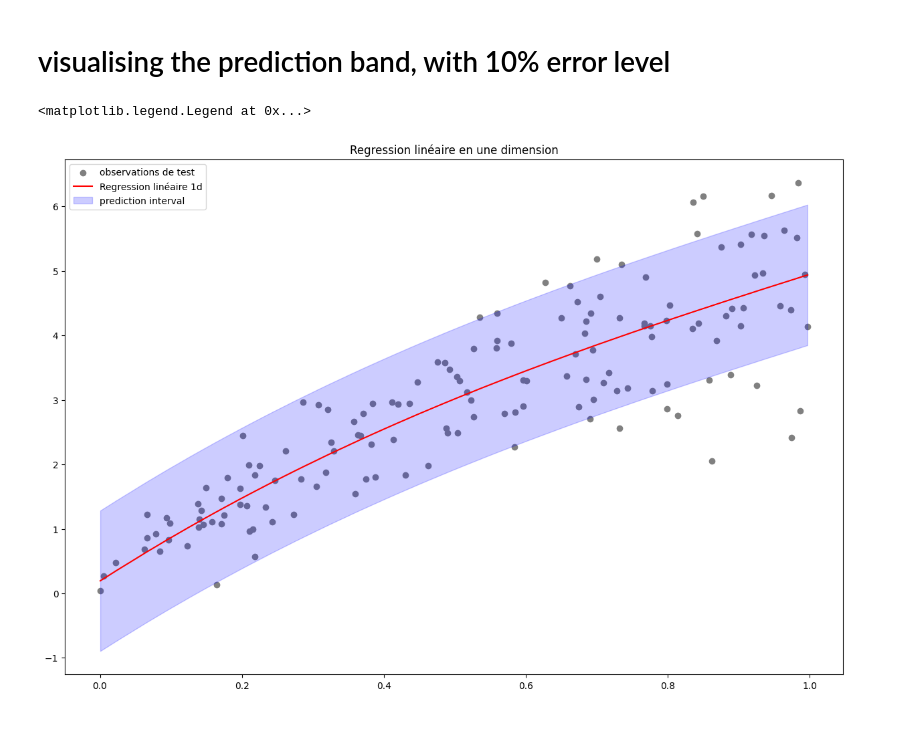
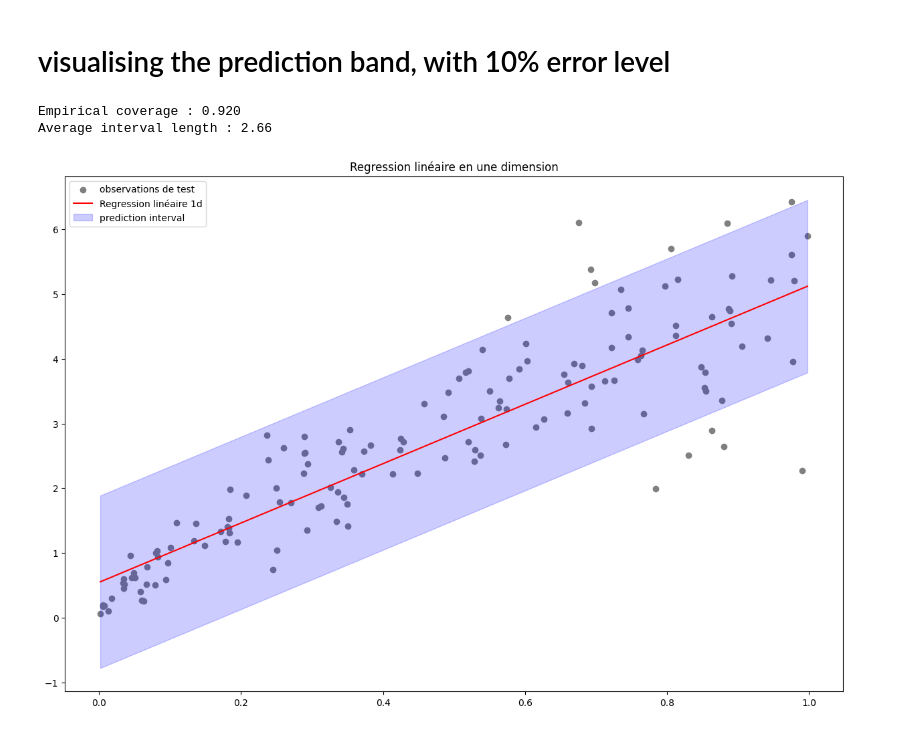
Before and after one commit to HAZAR00/PredictionConforme, a Jupyter notebook: regression.ipynb, the cells around one changed output. Drawn from its saved outputs; the diff is of its cells as text; code cells hidden in the pictures.

Commit message:
added conformal prediction for mnist classification problem, metrics and visuals for both problems, Hamouda and Megdiche

```diff
--- a/regression.ipynb
+++ b/regression.ipynb
@@ -38,7 +38,7 @@ This cell prepares the data for polynomial regression by generating polynomial f
 # %%
 
 #Transforming data
-poly=PolynomialFeatures(degree=3)
+poly=PolynomialFeatures(degree=1)
 coeff_train=poly.fit_transform(X_train.reshape(-1,1))
 coeff_test=poly.fit_transform(X_test.reshape(-1,1))
 
@@ -87,8 +87,9 @@ coeff_calib=poly.fit_transform(X_cal.reshape(-1,1))
 Y_pred_cal=lin_reg_model.predict(coeff_calib)
 
 S = np.abs(Y_cal-Y_pred_cal)
+n= len(X_cal)
 
-quantile = np.quantile(S,1-alpha, method ='higher')
+quantile = np.quantile(S,np.ceil((n+1)*(1-alpha))/n, method ='higher')
 
 
 C_hat_lower_band= Y_pred - quantile
@@ -98,21 +99,30 @@ C_hat_upper_band= Y_pred + quantile
 # %%
 plt.figure(1, figsize=[15,10])
 
 plt.title('Regression linéaire en une dimension')
 plt.scatter(X_test,Y_test,color='grey',label='observations de test')
 
 #Predicted data
 plt.plot(X_test_sorted,Y_pred_sorted, label='Regression linéaire 1d', color="red")
 """plt.scatter(X_test,C_hat_lower_band,color='blue')
 plt.scatter(X_test,C_hat_upper_band,color='blue')"""
 
 index=np.argsort(X_test)
 C_hat_lower_band_sorted= C_hat_lower_band[index]
 C_hat_upper_band_sorted= C_hat_upper_band[index]
 
 plt.fill_between(X_test_sorted,C_hat_lower_band_sorted,C_hat_upper_band_sorted,color='blue',alpha=0.2,label="prediction interval")
 
 plt.legend()
+
+# Evaluate average coverage
+coverage = np.mean((Y_test >= C_hat_lower_band) & (Y_test <= C_hat_upper_band))
+#Evaluate average interval length
+avg_interval_length = np.mean(C_hat_upper_band - C_hat_lower_band)
+
+print(f"Empirical coverage : {coverage:.3f}")
+print(f"Average interval length : {avg_interval_length:.2f}")
 # %% [output]
-<matplotlib.legend.Legend at 0x...>
+Empirical coverage : 0.920
+Average interval length : 2.66
-[figure, old version]
+[figure, new version]
```
Also changed, not shown: parts of 1 cell of this notebook, 8 other files.
